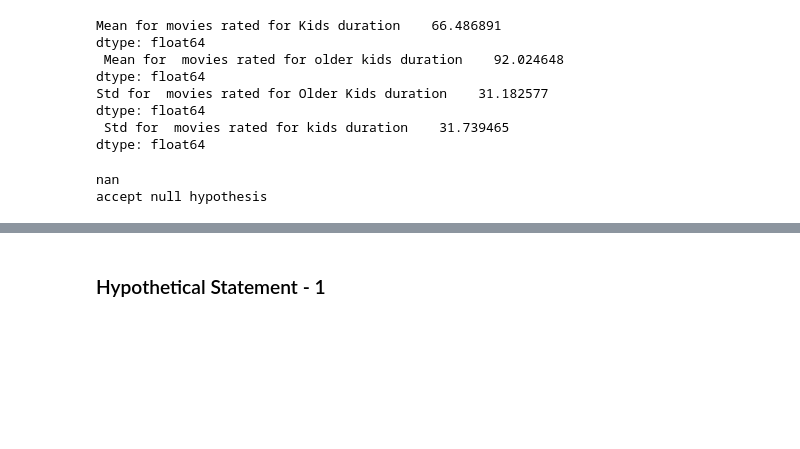
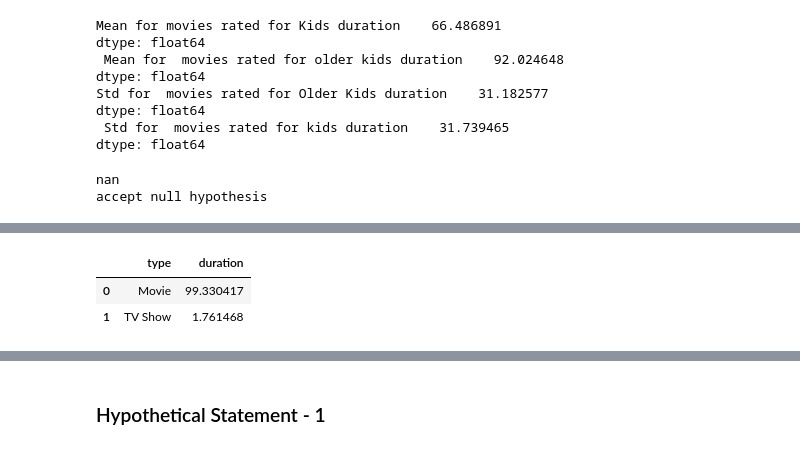
Before and after one commit to md-kamran98/NETFLIX-MOVIES-TV-SHOWS-CLUSTERING, a Jupyter notebook: Kamran's_Unsupervised_ML_Submission_Template.ipynb, the cells around one changed output, grey strips where cells are left out. Drawn from its saved outputs; the diff is of its cells as text; code cells hidden in the pictures; blank space fills up the shorter version.

```diff
--- a/Kamran's_Unsupervised_ML_Submission_Template.ipynb
+++ b/Kamran's_Unsupervised_ML_Submission_Template.ipynb
@@ -842,0 +914,11 @@ accept null hypothesis
+# %%
+# Aplying group_by duration and target_ages
+group_by_= _hypothesis[['duration','type']].groupby(by='type')
+
+# mean of group_by variable
+group=group_by_.mean().reset_index()
+group
+# %% [output]
+|  | type | duration |
+| 0 | Movie | 99.330417 |
+| 1 | TV Show | 1.761468 |
```
Also changed, not shown: parts of 25 cells of this notebook.
